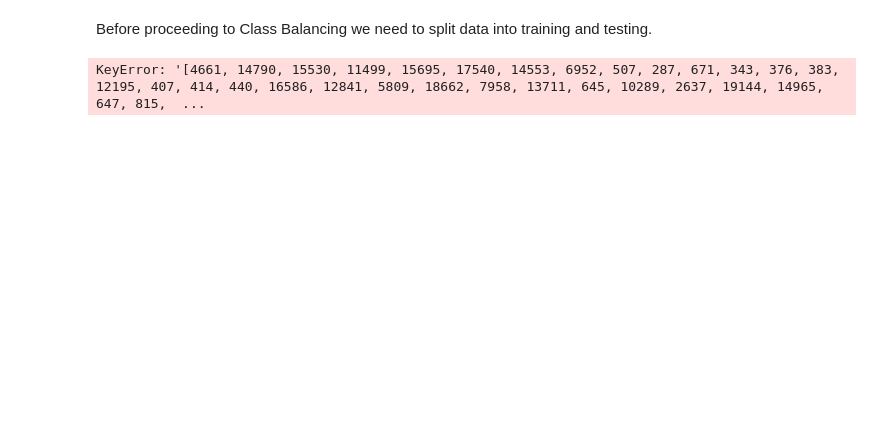
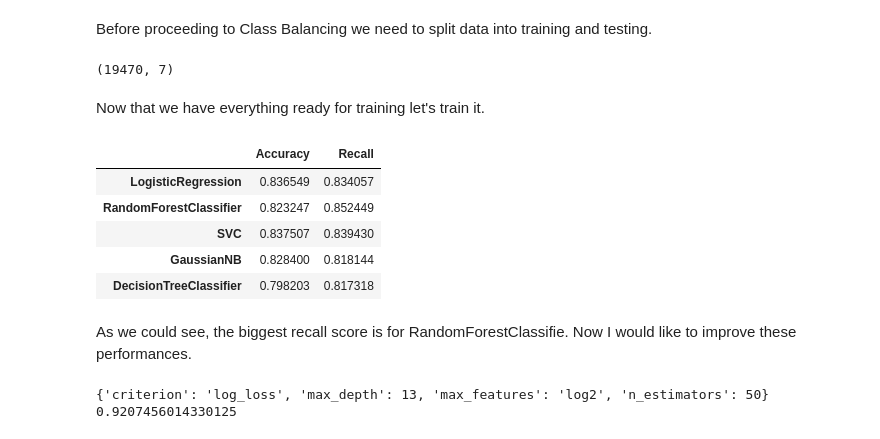
Before and after one commit to its-mario/Sigmoid-Mentoring, a Jupyter notebook: exam_model_training.ipynb, the cells around one changed output. Drawn from its saved outputs; the diff is of its cells as text; code cells hidden in the pictures; blank space fills up the shorter version.

```diff
--- a/exam_model_training.ipynb
+++ b/exam_model_training.ipynb
@@ -100,6 +103,81 @@ train, test = train_test_split(df_training, test_size=0.3, random_state=40)
+# %%
+train.shape
+# %% [output]
+(19470, 7)
 # %%
 from crucio import SMOTEENN
+
 smoteenn = SMOTEENN()
 balanced_df = smoteenn.balance(train, "Depression")
+balanced_df.shape
-# %% [output]
-KeyError: '[4661, 14790, 15530, 11499, 15695, 17540, 14553, 6952, 507, 287, 671, 343, 376, 383, 12195, 407, 414, 440, 16586, 12841, 5809, 18662, 7958, 13711, 645, 10289, 2637, 19144, 14965, 647, 815,  ...
+# %% [markdown]
+Now that we have everything ready for training let's train it.
+# %%
+from sklearn.ensemble import RandomForestClassifier
+from sklearn.linear_model import LogisticRegression
+from sklearn.svm import SVC
+from sklearn.naive_bayes import GaussianNB
+from sklearn.tree import DecisionTreeClassifier
+from sklearn.metrics import accuracy_score
+from sklearn.metrics import recall_score
+
+models = [
+    LogisticRegression(),
+    RandomForestClassifier(),
+    SVC(),
+    GaussianNB(),
+    DecisionTreeClassifier(),
+]
+
+X = balanced_df.drop("Depression", axis=1)
+y = balanced_df["Depression"]
+
+x_test = test.drop("Depression", axis=1)
+y_test = test["Depression"]
+
+results = pd.DataFrame({})
+for model in models:
+    model.fit(X, y)
+
+    y_pred = model.predict(x_test)
+    score = accuracy_score(y_test, y_pred)
+    recall = recall_score(y_test, y_pred)
+
+    results = pd.concat([
+        results,
+        pd.DataFrame({
+            "Accuracy": score,
+            "Recall": recall,
+        },
+            index=[model.__class__.__name__]
+        )
+    ],)
+# %%
+results
+# %% [output]
+|  | Accuracy | Recall |
+| LogisticRegression | 0.836549 | 0.834057 |
+| RandomForestClassifier | 0.823247 | 0.852449 |
+| SVC | 0.837507 | 0.839430 |
+| GaussianNB | 0.828400 | 0.818144 |
+| DecisionTreeClassifier | 0.798203 | 0.817318 |
+# %% [markdown]
+As we could see, the biggest recall score is for RandomForestClassifie. Now I would like to improve these performances.
+# %%
+from sklearn.model_selection import GridSearchCV
+
+tuned_parameters = {
+    'n_estimators': range(50, 200, 50),
+    'max_depth': range(1, 20, 1),
+    'max_features': ["auto", "sqrt", "log2"],
+    'criterion': ['gini', "entropy", "log_loss"]
+}
+
+clf = GridSearchCV(RandomForestClassifier(), tuned_parameters, scoring='recall', n_jobs=12)
+clf.fit(X, y)
+
+print(clf.best_params_)
+print(clf.best_score_)
+# %% [output]
+{'criterion': 'log_loss', 'max_depth': 13, 'max_features': 'log2', 'n_estimators': 50}
+0.9207456014330125
```
Also changed, not shown: parts of 12 cells of this notebook.
